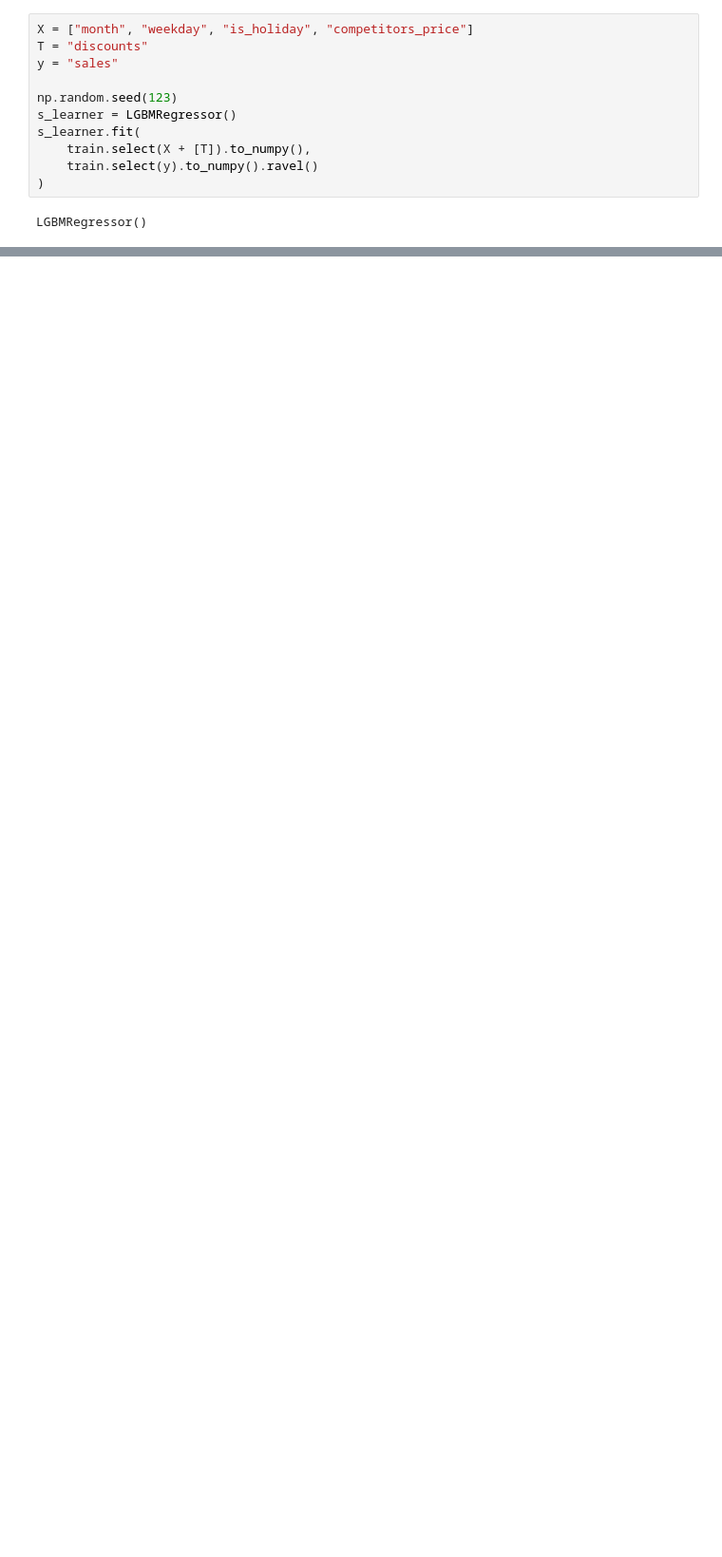
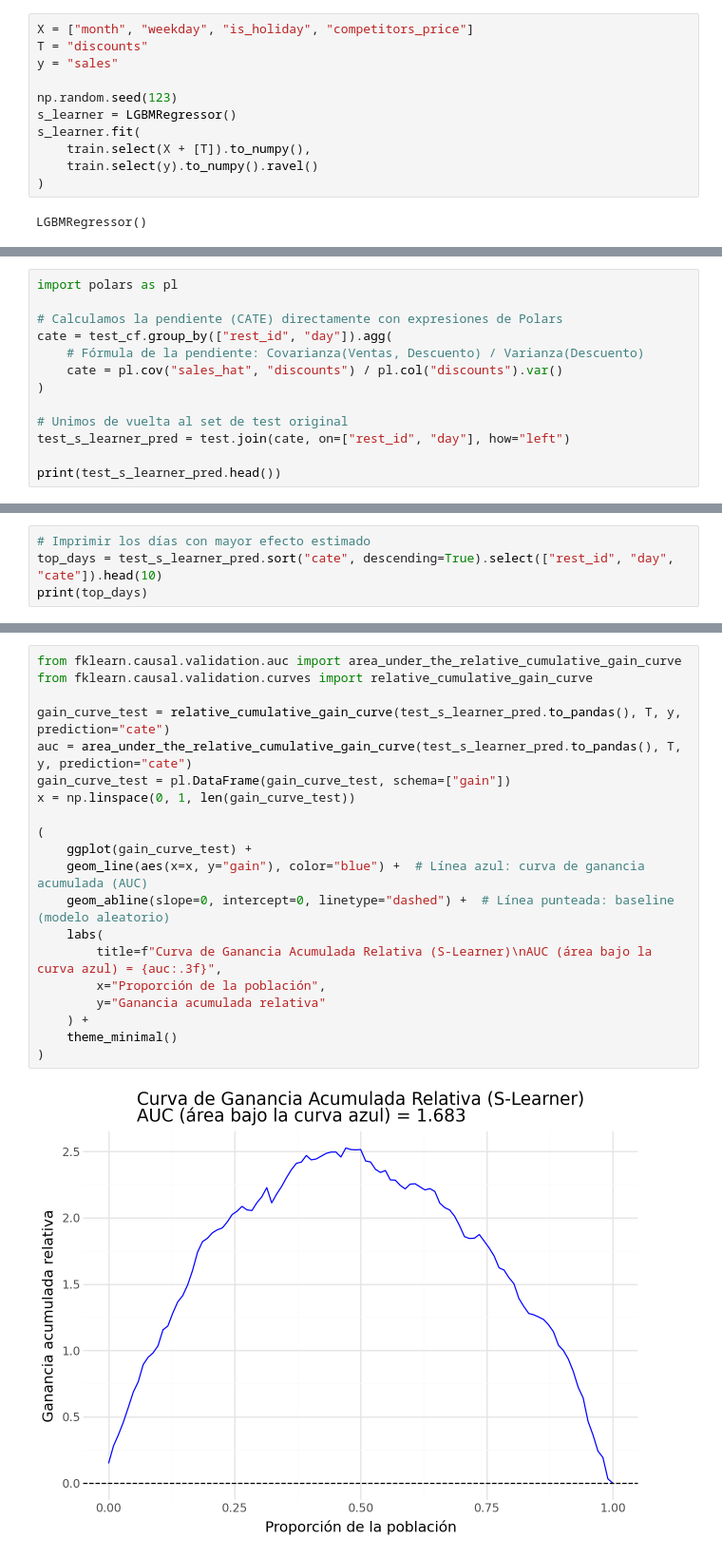
Before and after one commit to Sechi42/Causal_Inference-with-python, a Jupyter notebook: ch07/Meta-Learners.ipynb, the cells around one changed output, grey strips where cells are left out. Shown at 95% size. Drawn from its saved outputs; the diff is of its cells as text; blank space fills up the shorter version.

```diff
--- a/ch07/Meta-Learners.ipynb
+++ b/ch07/Meta-Learners.ipynb
@@ -302,0 +369,13 @@ LGBMRegressor()
+# %%
+import polars as pl
+
+# Calculamos la pendiente (CATE) directamente con expresiones de Polars
+cate = test_cf.group_by(["rest_id", "day"]).agg(
+    # Fórmula de la pendiente: Covarianza(Ventas, Descuento) / Varianza(Descuento)
+    cate = pl.cov("sales_hat", "discounts") / pl.col("discounts").var()
+)
+
+# Unimos de vuelta al set de test original
+test_s_learner_pred = test.join(cate, on=["rest_id", "day"], how="left")
+
+print(test_s_learner_pred.head())
@@ -302,0 +395,4 @@ LGBMRegressor()
+# %%
+# Imprimir los días con mayor efecto estimado
+top_days = test_s_learner_pred.sort("cate", descending=True).select(["rest_id", "day", "cate"]).head(10)
+print(top_days)
@@ -302,0 +417,22 @@ LGBMRegressor()
+# %%
+from fklearn.causal.validation.auc import area_under_the_relative_cumulative_gain_curve
+from fklearn.causal.validation.curves import relative_cumulative_gain_curve
+
+gain_curve_test = relative_cumulative_gain_curve(test_s_learner_pred.to_pandas(), T, y, prediction="cate")
+auc = area_under_the_relative_cumulative_gain_curve(test_s_learner_pred.to_pandas(), T, y, prediction="cate")
+gain_curve_test = pl.DataFrame(gain_curve_test, schema=["gain"])
+x = np.linspace(0, 1, len(gain_curve_test))
+
+(
+    ggplot(gain_curve_test) +
+    geom_line(aes(x=x, y="gain"), color="blue") +  # Línea azul: curva de ganancia acumulada (AUC)
+    geom_abline(slope=0, intercept=0, linetype="dashed") +  # Línea punteada: baseline (modelo aleatorio)
+    labs(
+        title=f"Curva de Ganancia Acumulada Relativa (S-Learner)\nAUC (área bajo la curva azul) = {auc:.3f}",
+        x="Proporción de la población",
+        y="Ganancia acumulada relativa"
+    ) +
+    theme_minimal()
+)
+# %% [output]
+[figure, added]
```
Also changed, not shown: parts of 20 cells of this notebook, 1 other file.
